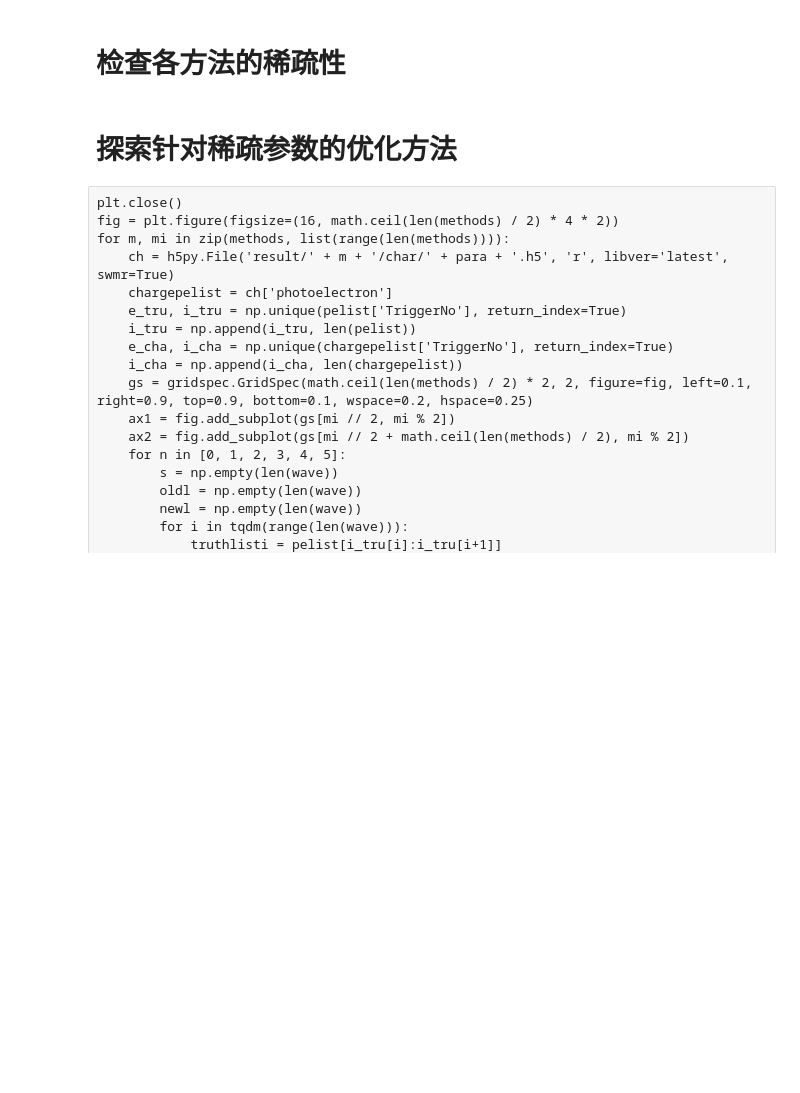
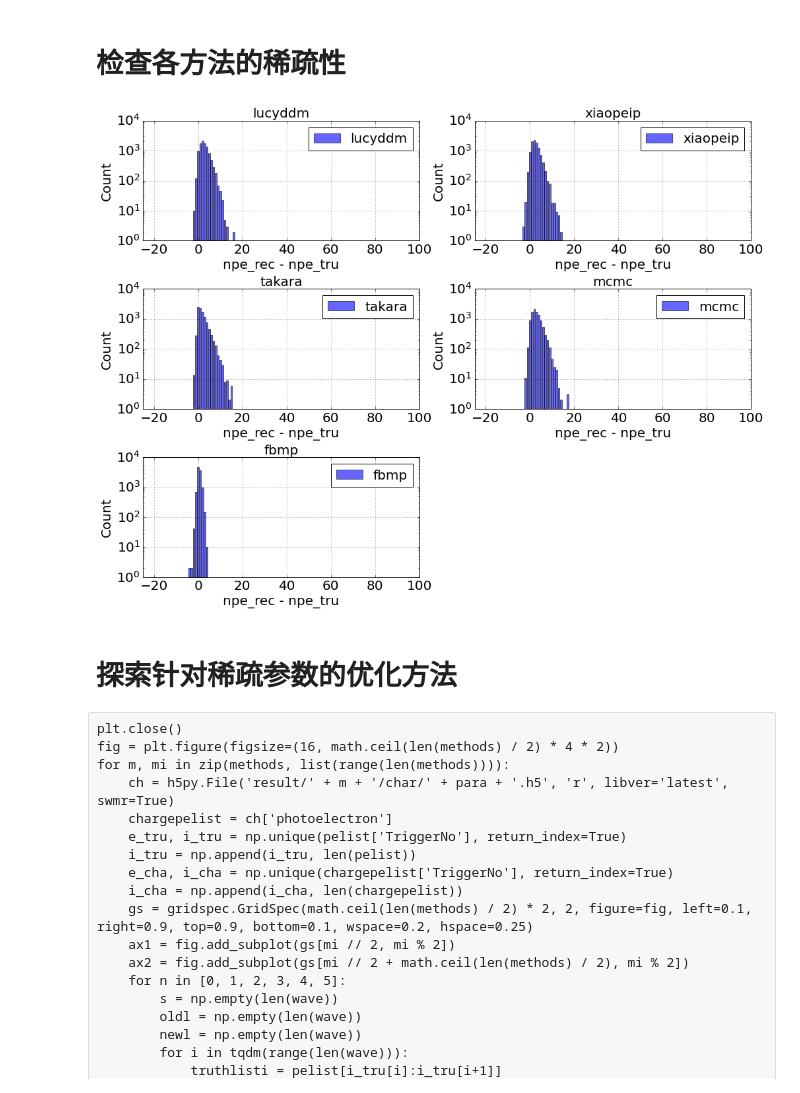
Before and after one commit to heroxbd/waveform-analysis, a Jupyter notebook: check.ipynb, the cells around one changed output. Saved outputs shown, nothing was run; the diff lists cells and outputs as text; code cells hidden in the pictures; blank space fills up the shorter version.

```diff
--- a/check.ipynb
+++ b/check.ipynb
@@ -151,26 +162,30 @@ plt.savefig('waveformdemo.png')
 # %%
 plt.close()
 fig = plt.figure(figsize=(16, math.ceil(len(methods) / 2) * 4))
 gs = gridspec.GridSpec(math.ceil(len(methods) / 2), 2, figure=fig, left=0.1, right=0.9, top=0.9, bottom=0.1, wspace=0.2, hspace=0.4)
 e_tru, i_tru = np.unique(pelist['TriggerNo'], return_index=True)
 i_tru = np.append(i_tru, len(pelist))
 for m, mi in zip(methods, list(range(len(methods)))):
     ch = h5py.File('result/' + m + '/char/' + para + '.h5', 'r', libver='latest', swmr=True)
     chargepelist = ch['photoelectron']
+    chargepelist = chargepelist[chargepelist['Charge'] > th]
     e_cha, i_cha = np.unique(chargepelist['TriggerNo'], return_index=True)
     i_cha = np.append(i_cha, len(chargepelist))
     ax = fig.add_subplot(gs[mi // 2, mi % 2])
     di, ci = np.unique(np.diff(i_cha) - np.diff(i_tru), return_counts=True)
     ax.bar(di, ci, label=m, alpha=0.6, align='center')
     ax.legend()
     ax.set_title(m)
     ax.set_yscale('log')
     ax.set_ylim(1, 1e4)
     ax.set_xlim(-25, 100)
     ax.set_xlabel('npe_rec - npe_tru')
     ax.set_ylabel('Count')
     ax.grid()
 plt.savefig('sparse.png')
+plt.show()
+# %% [output]
+[figure, added]
 # %% [markdown]
 # 探索针对稀疏参数的优化方法
 # %% [raw]
```
Also changed, not shown: parts of 10 cells of this notebook, 23 other files.
